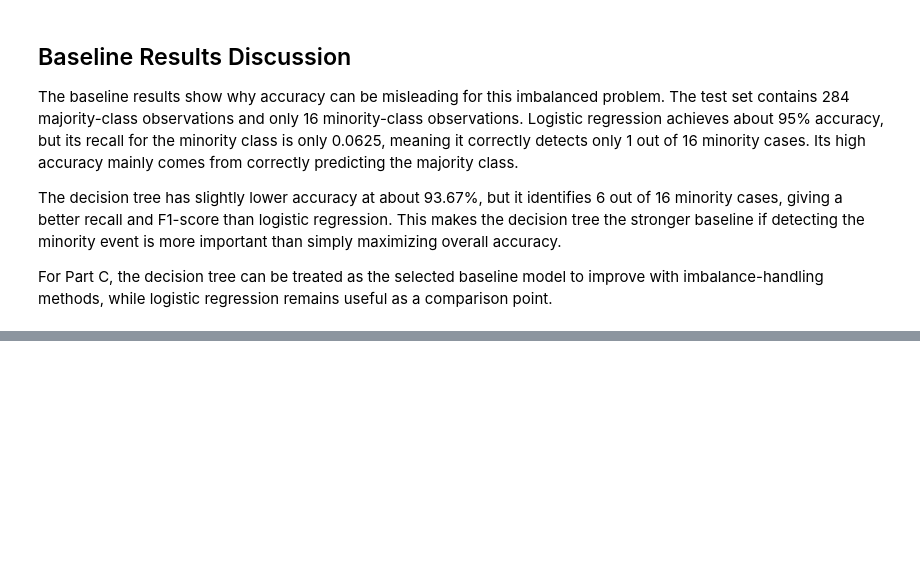
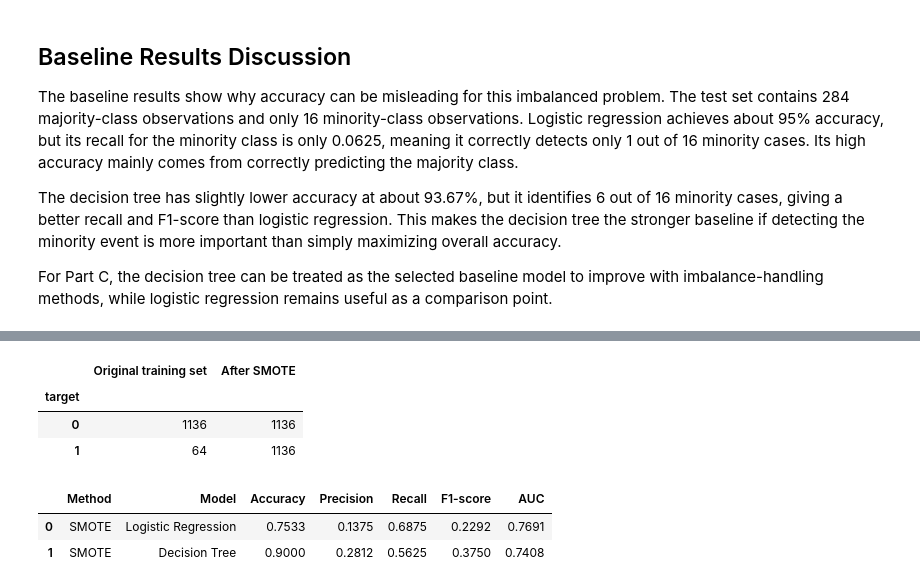
Before and after one commit to muzaffarizamuddin/machine_learning_assg_2, a Jupyter notebook: main.ipynb, the cells around one changed output, grey strips where cells are left out. Cells and saved outputs as stored; diff of their text form; code cells hidden in the pictures; blank space fills up the shorter version.

```diff
--- a/main.ipynb
+++ b/main.ipynb
@@ -220,0 +241,60 @@ For Part C, the decision tree can be treated as the selected baseline model to i
+# %%
+# Apply SMOTE only to the training data to avoid data leakage
+smote = SMOTE(random_state=RANDOM_STATE)
+X_train_smote, y_train_smote = smote.fit_resample(X_train, y_train)
+
+smote_distribution = pd.DataFrame({
+    'Original training set': y_train.value_counts().sort_index(),
+    'After SMOTE': y_train_smote.value_counts().sort_index(),
+})
+
+smote_distribution
+# %% [output]
+|  | Original training set | After SMOTE |
+| target |  |  |
+| 0 | 1136 | 1136 |
+| 1 | 64 | 1136 |
+# %%
+# Retrain Logistic Regression and Decision Tree using SMOTE-balanced training data
+smote_models = {
+    'Logistic Regression': ImbPipeline([
+        ('scaler', StandardScaler()),
+        ('smote', SMOTE(random_state=RANDOM_STATE)),
+        ('model', LogisticRegression(max_iter=1000, random_state=RANDOM_STATE)),
+    ]),
+    'Decision Tree': ImbPipeline([
+        ('smote', SMOTE(random_state=RANDOM_STATE)),
+        ('model', DecisionTreeClassifier(random_state=RANDOM_STATE)),
+    ]),
+}
+
+smote_results = []
+
+for model_name, model in smote_models.items():
+    model.fit(X_train, y_train)
+    y_pred = model.predict(X_test)
+    y_score = model.predict_proba(X_test)[:, 1]
+
+    smote_results.append({
+        'Method': 'SMOTE',
+        'Model': model_name,
+        'Accuracy': accuracy_score(y_test, y_pred),
+        'Precision': precision_score(y_test, y_pred, zero_division=0),
+        'Recall': recall_score(y_test, y_pred, zero_division=0),
+        'F1-score': f1_score(y_test, y_pred, zero_division=0),
+        'AUC': roc_auc_score(y_test, y_score),
+        'Confusion Matrix': confusion_matrix(y_test, y_pred),
+        'Predictions': y_pred,
+        'Scores': y_score,
+    })
+
+smote_metrics = pd.DataFrame([
+    {key: value for key, value in result.items() if key not in ['Confusion Matrix', 'Predictions', 'Scores']}
+    for result in smote_results
+])
+
+smote_metrics.round(4)
+# %% [output]
+|  | Method | Model | Accuracy | Precision | Recall | F1-score | AUC |
+| 0 | SMOTE | Logistic Regression | 0.7533 | 0.1375 | 0.6875 | 0.2292 | 0.7691 |
+| 1 | SMOTE | Decision Tree | 0.9000 | 0.2812 | 0.5625 | 0.3750 | 0.7408 |
```
Also changed, not shown: parts of 5 cells of this notebook.
